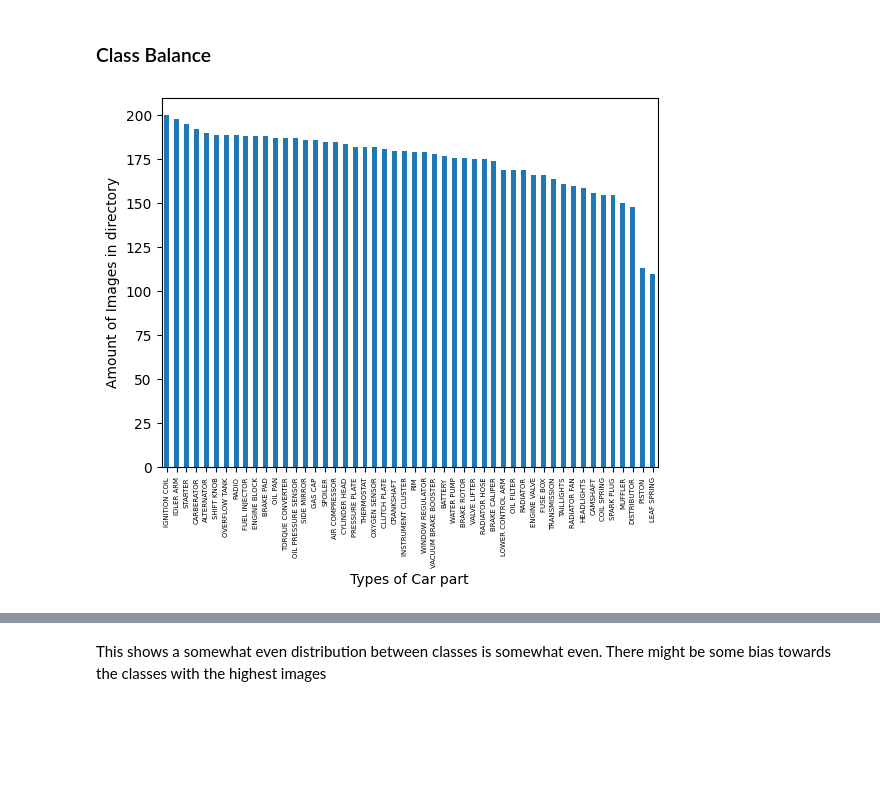
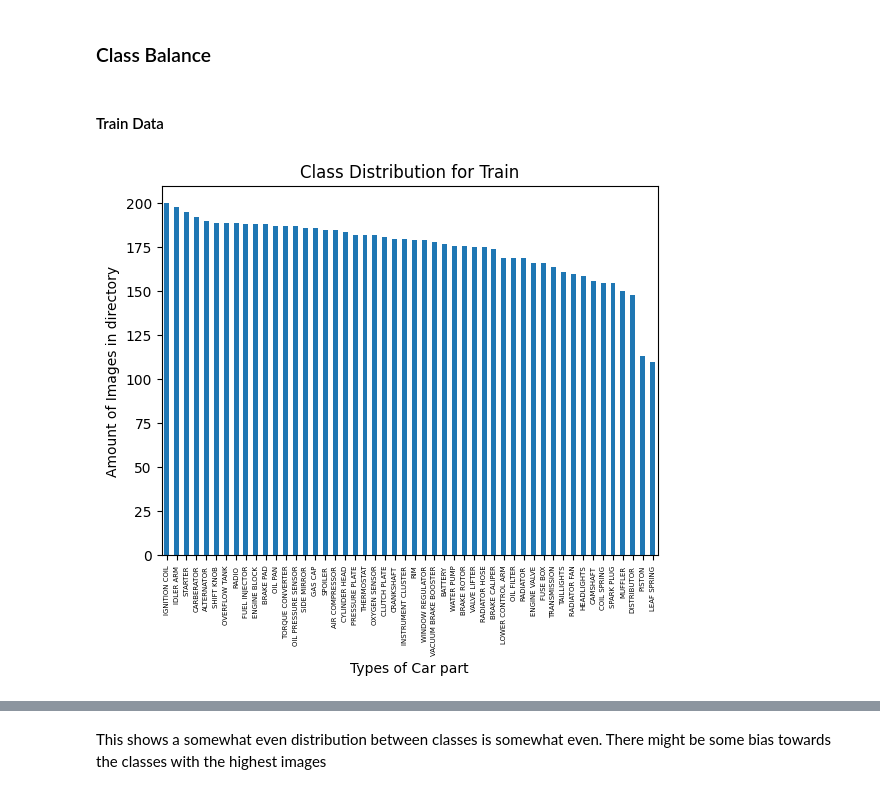
Before and after one commit to desracto/csci316-proj2, a Jupyter notebook: car-part.ipynb, the cells around one changed output, grey strips where cells are left out. Saved outputs shown, nothing was run; the diff lists cells and outputs as text; code cells hidden in the pictures; blank space fills up the shorter version.

```diff
--- a/car-part.ipynb
+++ b/car-part.ipynb
@@ -63,13 +98,16 @@ train_df
 ## EDA
 # %% [markdown]
 ### Class Balance
+# %% [markdown]
+#### Train Data
 # %%
 train_df['labels'].value_counts().plot(kind="bar")
 
 plt.tick_params(axis='x', which='major', labelsize=5)
 plt.xlabel("Types of Car part")
 plt.ylabel("Amount of Images in directory")
+plt.title("Class Distribution for Train")
 
 plt.show()
 # %% [output]
-[figure, old version]
+[figure, new version]
```
Also changed, not shown: parts of 24 cells of this notebook.
